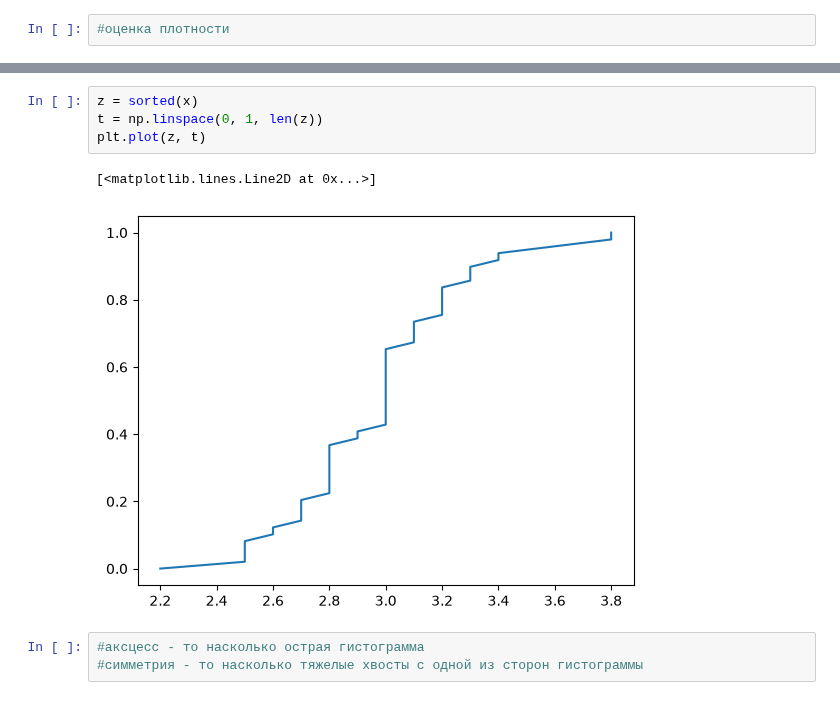
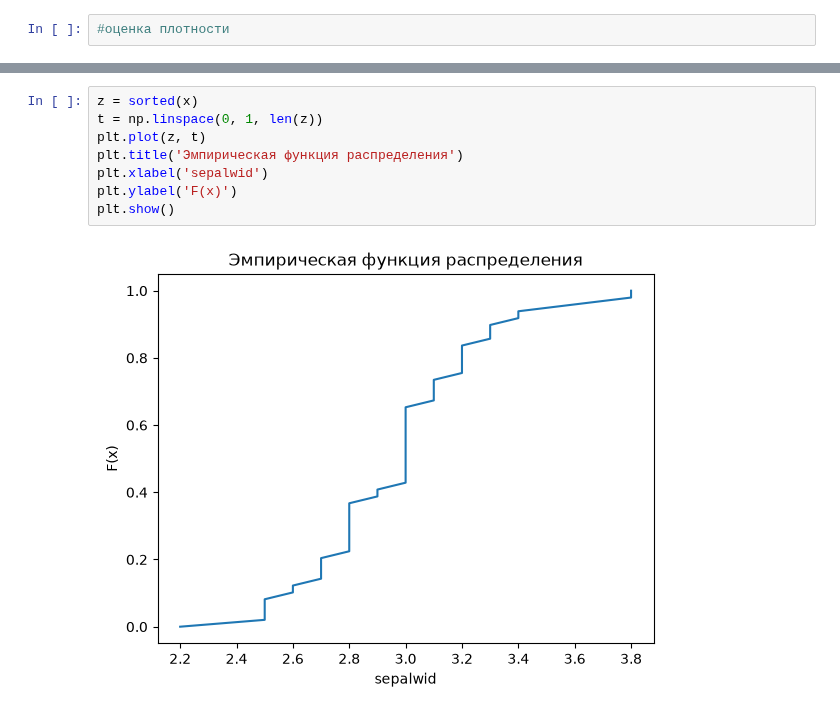
Before and after one commit to den1s-k0/Semester-5, a Jupyter notebook: DAiE&F&I(Data analysis in economics, finance and insurance)/Labs DAiE&F&I KD/Lab 01 DAiE&F&I KD/Lab DAiE&F&I 01 KD.ipynb, the cells around one changed output, grey strips where cells are left out. Drawn from its saved outputs; the diff is of its cells as text.

```diff
--- a/DAiE&F&I(Data analysis in economics, finance and insurance)/Labs DAiE&F&I KD/Lab 01 DAiE&F&I KD/Lab DAiE&F&I 01 KD.ipynb
+++ b/DAiE&F&I(Data analysis in economics, finance and insurance)/Labs DAiE&F&I KD/Lab 01 DAiE&F&I KD/Lab DAiE&F&I 01 KD.ipynb
@@ -136,10 +198,10 @@ plt.hist(x, bins = 8)
 # %%
 z = sorted(x)
 t = np.linspace(0, 1, len(z))
 plt.plot(z, t)
+plt.title('Эмпирическая функция распределения')
+plt.xlabel('sepalwid')
+plt.ylabel('F(x)')
+plt.show()
 # %% [output]
-[<matplotlib.lines.Line2D at 0x...>]
-[figure, old version]
+[figure, new version]
-# %%
-#аксцесс - то насколько острая гистограмма
-#симметрия - то насколько тяжелые хвосты с одной из сторон гистограммы
```
Also changed, not shown: parts of 51 cells of this notebook, 7 other files.
